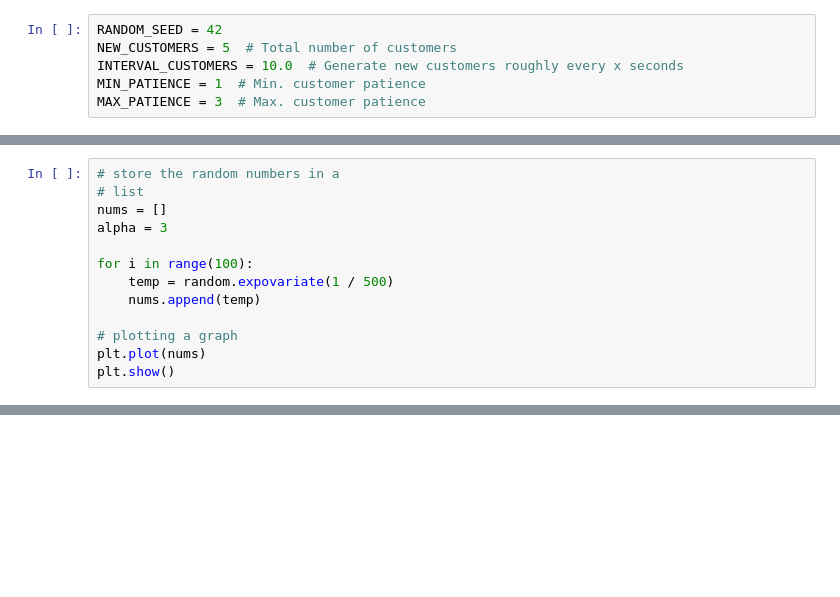
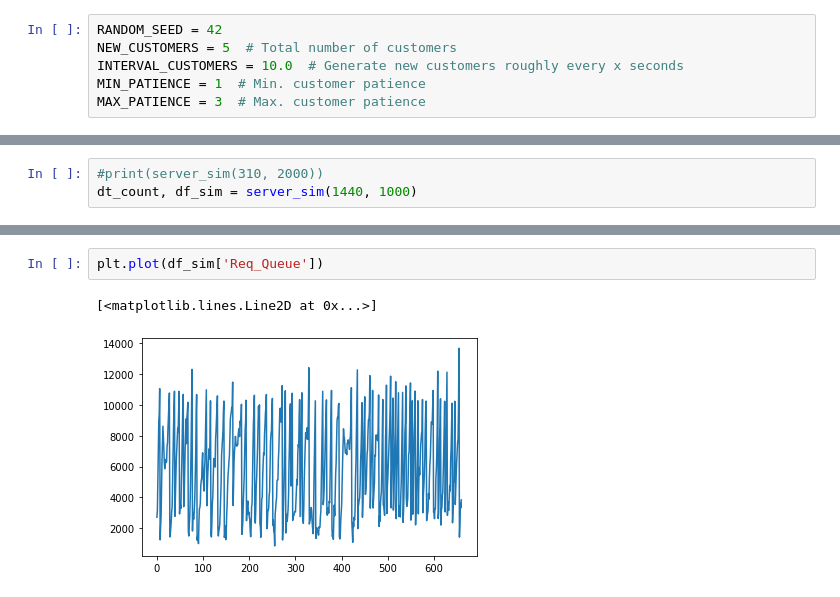
Before and after one commit to mattlucich/Data-604-Final-Project, a Jupyter notebook: Server-Load-Simulation.ipynb, the cells around one changed output, grey strips where cells are left out. Cells and saved outputs as stored; diff of their text form; blank space fills up the shorter version.

```diff
--- a/Server-Load-Simulation.ipynb
+++ b/Server-Load-Simulation.ipynb
@@ -348,13 +45,0 @@ Movie "Pulp Implementation" sold out 47.1 minutes after ticket counter opening.
-# %%
-# store the random numbers in a
-# list
-nums = []
-alpha = 3
-
-for i in range(100):
-    temp = random.expovariate(1 / 500)
-    nums.append(temp)
-
-# plotting a graph
-plt.plot(nums)
-plt.show()
@@ -362,0 +182,3 @@ plt.show()
+# %%
+#print(server_sim(310, 2000))
+dt_count, df_sim = server_sim(1440, 1000)
@@ -362,0 +214,5 @@ plt.show()
+# %%
+plt.plot(df_sim['Req_Queue'])
+# %% [output]
+[<matplotlib.lines.Line2D at 0x...>]
+[figure, added]
```
Also changed, not shown: parts of 20 cells of this notebook.
